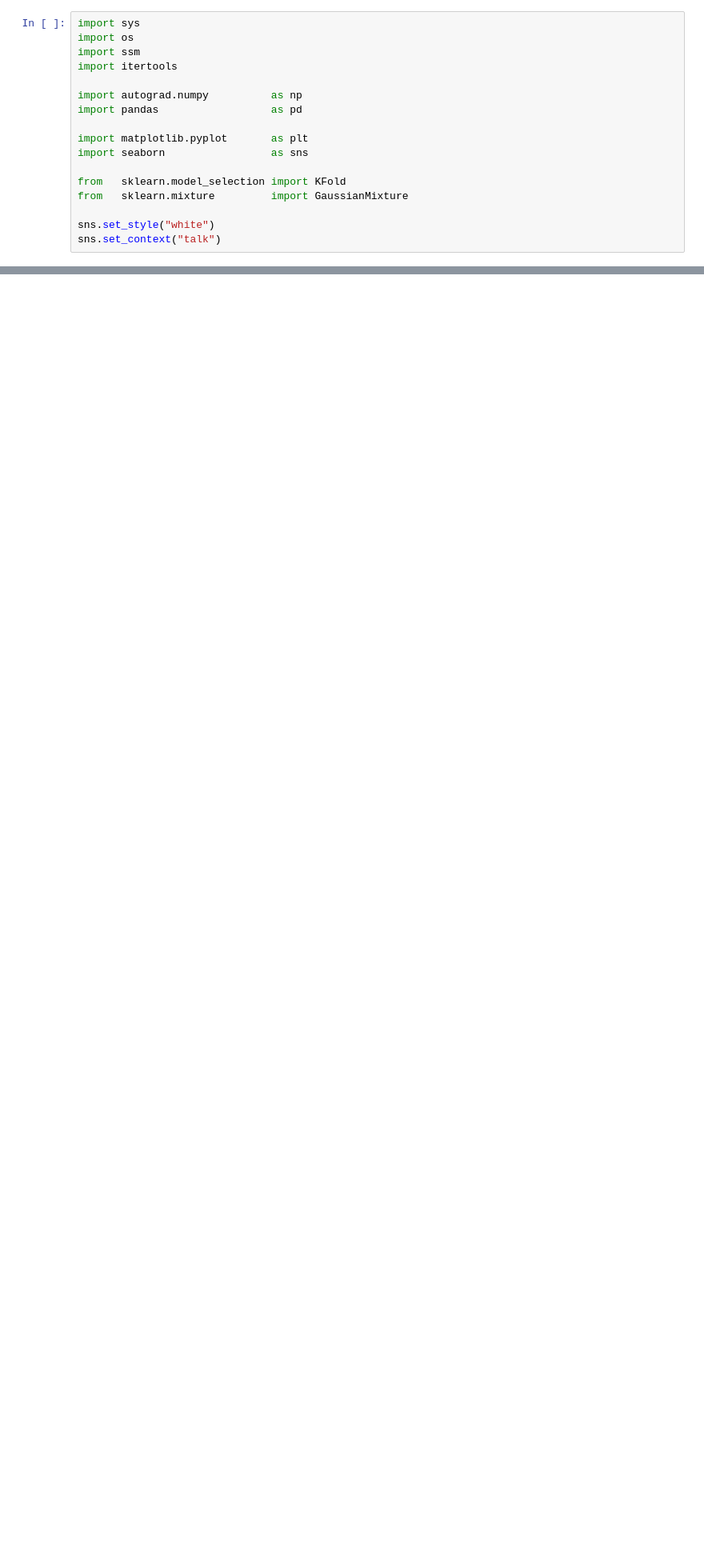
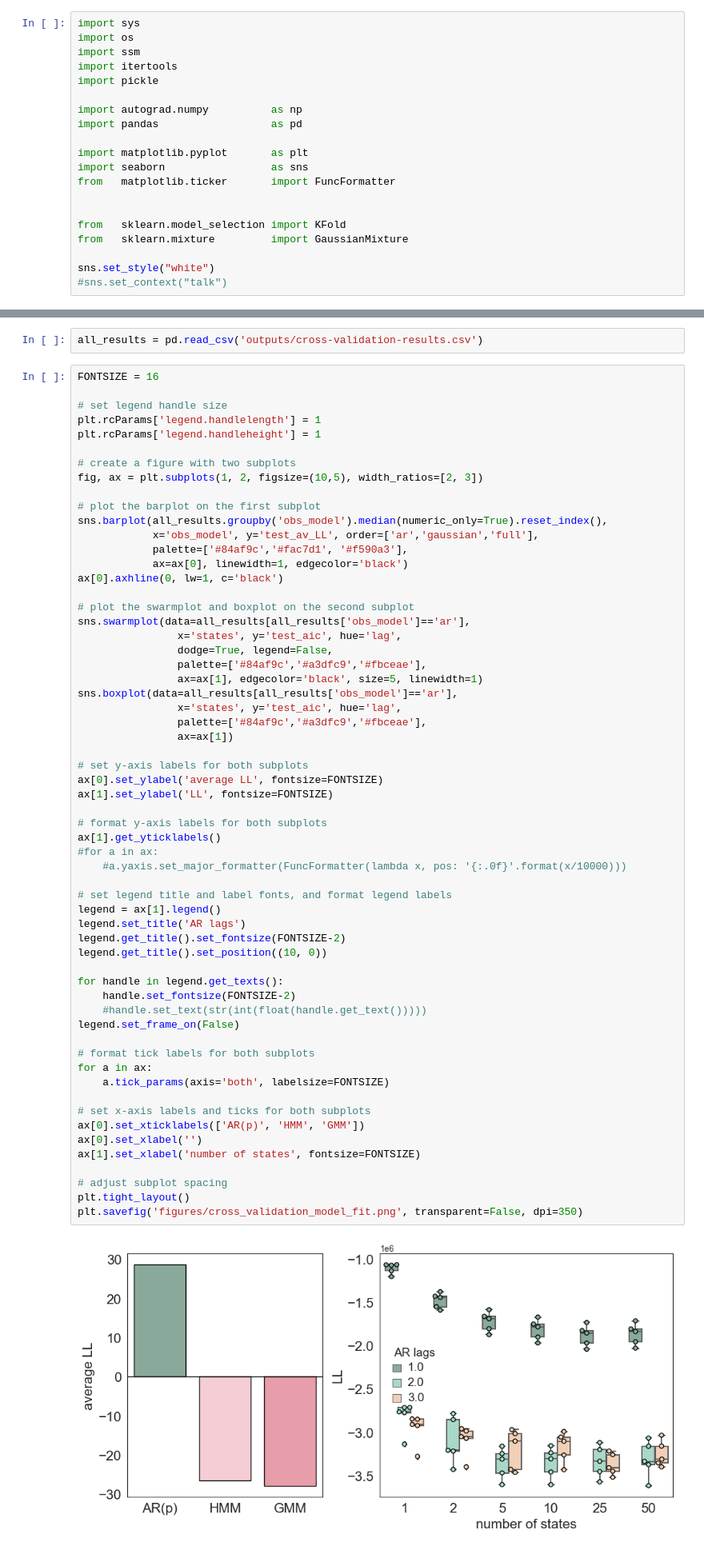
Before and after one commit to garedaba/state-space, a Jupyter notebook: ARHMM.ipynb, the cells around one changed output, grey strips where cells are left out. Shown at 80% size. Cells and saved outputs as stored; diff of their text form; blank space fills up the shorter version.

```diff
--- a/ARHMM.ipynb
+++ b/ARHMM.ipynb
@@ -3,18 +3,21 @@ import sys
 import os
 import ssm
 import itertools
+import pickle
 
 import autograd.numpy          as np
 import pandas                  as pd
 
 import matplotlib.pyplot       as plt
 import seaborn                 as sns
+from   matplotlib.ticker       import FuncFormatter
+
 
 from   sklearn.model_selection import KFold
 from   sklearn.mixture         import GaussianMixture
 
 sns.set_style("white")
-sns.set_context("talk")
+#sns.set_context("talk")
 # %% [markdown]
 ## Autoregressive Hidden Markov Models for modelling baby movement
 Using the [ssm](https://github.com/lindermanlab/ssm) package.
@@ -293,0 +280,64 @@ all_results.to_csv('outputs/cross-validation-results.csv', index=None)
+# %%
+all_results = pd.read_csv('outputs/cross-validation-results.csv')
+# %%
+FONTSIZE = 16
+
+# set legend handle size
+plt.rcParams['legend.handlelength'] = 1
+plt.rcParams['legend.handleheight'] = 1
+
+# create a figure with two subplots
+fig, ax = plt.subplots(1, 2, figsize=(10,5), width_ratios=[2, 3])
+
+# plot the barplot on the first subplot
+sns.barplot(all_results.groupby('obs_model').median(numeric_only=True).reset_index(),
+            x='obs_model', y='test_av_LL', order=['ar','gaussian','full'],
+            palette=['#84af9c','#fac7d1', '#f590a3'],
+            ax=ax[0], linewidth=1, edgecolor='black')
+ax[0].axhline(0, lw=1, c='black')
+
+# plot the swarmplot and boxplot on the second subplot
+sns.swarmplot(data=all_results[all_results['obs_model']=='ar'],
+                x='states', y='test_aic', hue='lag',
+                dodge=True, legend=False,
+                palette=['#84af9c','#a3dfc9','#fbceae'],
+                ax=ax[1], edgecolor='black', size=5, linewidth=1)
+sns.boxplot(data=all_results[all_results['obs_model']=='ar'],
+                x='states', y='test_aic', hue='lag',
+                palette=['#84af9c','#a3dfc9','#fbceae'],
+                ax=ax[1])
+
+# set y-axis labels for both subplots
+ax[0].set_ylabel('average LL', fontsize=FONTSIZE)
+ax[1].set_ylabel('LL', fontsize=FONTSIZE)
+
+# format y-axis labels for both subplots
+ax[1].get_yticklabels()
+#for a in ax:
+    #a.yaxis.set_major_formatter(FuncFormatter(lambda x, pos: '{:.0f}'.format(x/10000)))
+
+# set legend title and label fonts, and format legend labels
+legend = ax[1].legend()
+legend.set_title('AR lags')
+legend.get_title().set_fontsize(FONTSIZE-2)
+legend.get_title().set_position((10, 0))
+
+for handle in legend.get_texts():
+    handle.set_fontsize(FONTSIZE-2)
+    #handle.set_text(str(int(float(handle.get_text()))))
+legend.set_frame_on(False)
+
+# format tick labels for both subplots
+for a in ax:
+    a.tick_params(axis='both', labelsize=FONTSIZE)
+
+# set x-axis labels and ticks for both subplots
+ax[0].set_xticklabels(['AR(p)', 'HMM', 'GMM'])
+ax[0].set_xlabel('')
+ax[1].set_xlabel('number of states', fontsize=FONTSIZE)
+
+# adjust subplot spacing
+plt.tight_layout()
+plt.savefig('figures/cross_validation_model_fit.png', transparent=False, dpi=350)
+# %% [output]
+[figure, added]
```
Also changed, not shown: parts of 11 cells of this notebook, 3 other files.
